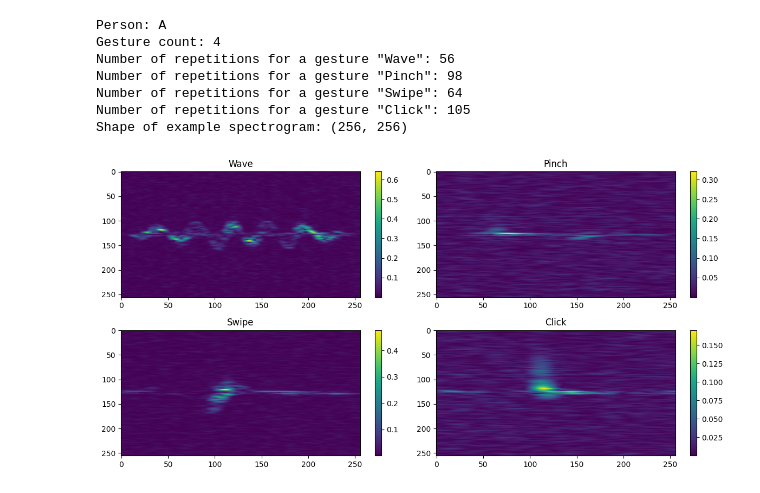
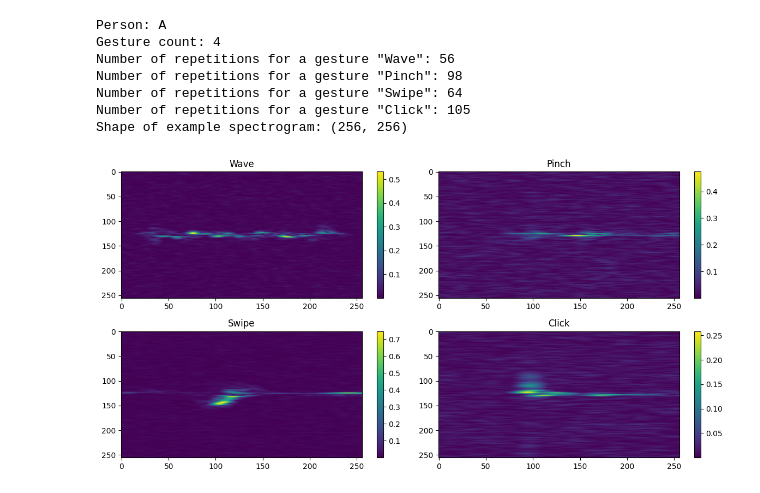
Before and after one commit to Oskar-Nowak/quantum-inspired-kernel-optimization, a Jupyter notebook: notebooks/dopnet_analysis.ipynb, the cells around one changed output. Saved outputs shown, nothing was run; the diff lists cells and outputs as text; code cells hidden in the pictures.

```diff
--- a/notebooks/dopnet_analysis.ipynb
+++ b/notebooks/dopnet_analysis.ipynb
@@ -60,19 +62,19 @@ Shape of example spectrogram: (256, 256)
 # %%
 # Spectrogram visualization
 plt.figure(figsize=(12,6))
 
 for i in range(4):
-    spec = np.abs(gestures[i][15])
+    spec = np.abs(gestures[i][3])
 
     plt.subplot(2, 2, i+1)
     plt.imshow(spec, aspect="auto", cmap="viridis")
     plt.title(f"{GESTURE_NAMES[i]}")
     plt.colorbar()
 
 plt.tight_layout()
 plt.show()
 # %% [output]
-[figure, old version]
+[figure, new version]
 # %%
 # Features extraction
 extractor = FeatureExtractor(mode=ExtractorMode.Magnitude)
```
Also changed, not shown: parts of 8 cells of this notebook, 1 other file.
